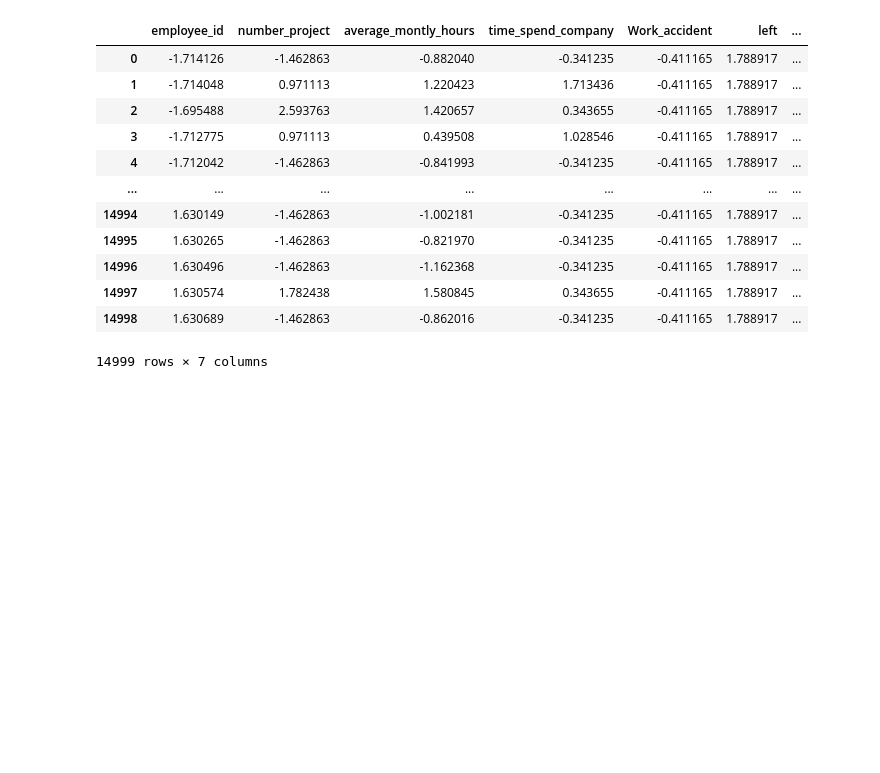
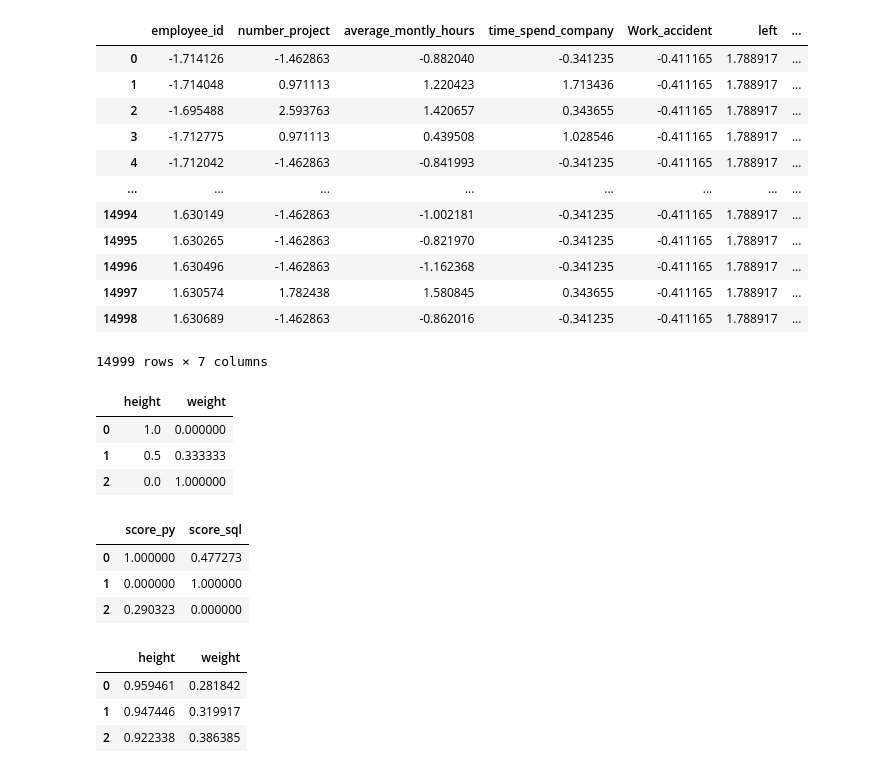
Before and after one commit to hipparagiaishwarya2130-lang/datascience, a Jupyter notebook: Feature_Scaling.ipynb, the cells around one changed output. Cells and saved outputs as stored; diff of their text form; code cells hidden in the pictures; blank space fills up the shorter version.

```diff
--- a/Feature_Scaling.ipynb
+++ b/Feature_Scaling.ipynb
@@ -50,3 +51,45 @@ df_scaled1
 | 14997 | 1.630574 | 1.782438 | 1.580845 | 0.343655 | -0.411165 | 1.788917 | ... |
 | 14998 | 1.630689 | -1.462863 | -0.862016 | -0.341235 | -0.411165 | 1.788917 | ... |
 14999 rows × 7 columns
+# %%
+#minmax scaler
+import pandas as pd
+from sklearn.preprocessing import MinMaxScaler
+df1=pd.DataFrame({'height':[160,154,148],'weight':[47,52,62]})
+mm=MinMaxScaler()
+M=mm.fit_transform(df1)
+M=pd.DataFrame(M,columns=df1.columns)
+M
+# %% [output]
+|  | height | weight |
+| 0 | 1.0 | 0.000000 |
+| 1 | 0.5 | 0.333333 |
+| 2 | 0.0 | 1.000000 |
+# %%
+#minmax scaler
+import pandas as pd
+from sklearn.preprocessing import MinMaxScaler
+df2=pd.DataFrame({'score_py':[144,113,122],'score_sql':[66,89,45]})
+mm1=MinMaxScaler()
+M=mm1.fit_transform(df2)
+M=pd.DataFrame(M,columns=df2.columns)
+M
+# %% [output]
+|  | score_py | score_sql |
+| 0 | 1.000000 | 0.477273 |
+| 1 | 0.000000 | 1.000000 |
+| 2 | 0.290323 | 0.000000 |
+# %%
+#normalizer
+import pandas as pd
+from sklearn.preprocessing import Normalizer
+df3=pd.DataFrame({'height':[160,154,148],'weight':[47,52,62]})
+mm2=Normalizer()
+M=mm2.fit_transform(df3)
+M=pd.DataFrame(M,columns=df3.columns)
+M
+# %% [output]
+|  | height | weight |
+| 0 | 0.959461 | 0.281842 |
+| 1 | 0.947446 | 0.319917 |
+| 2 | 0.922338 | 0.386385 |
```
Also changed, not shown: parts of 4 cells of this notebook.
